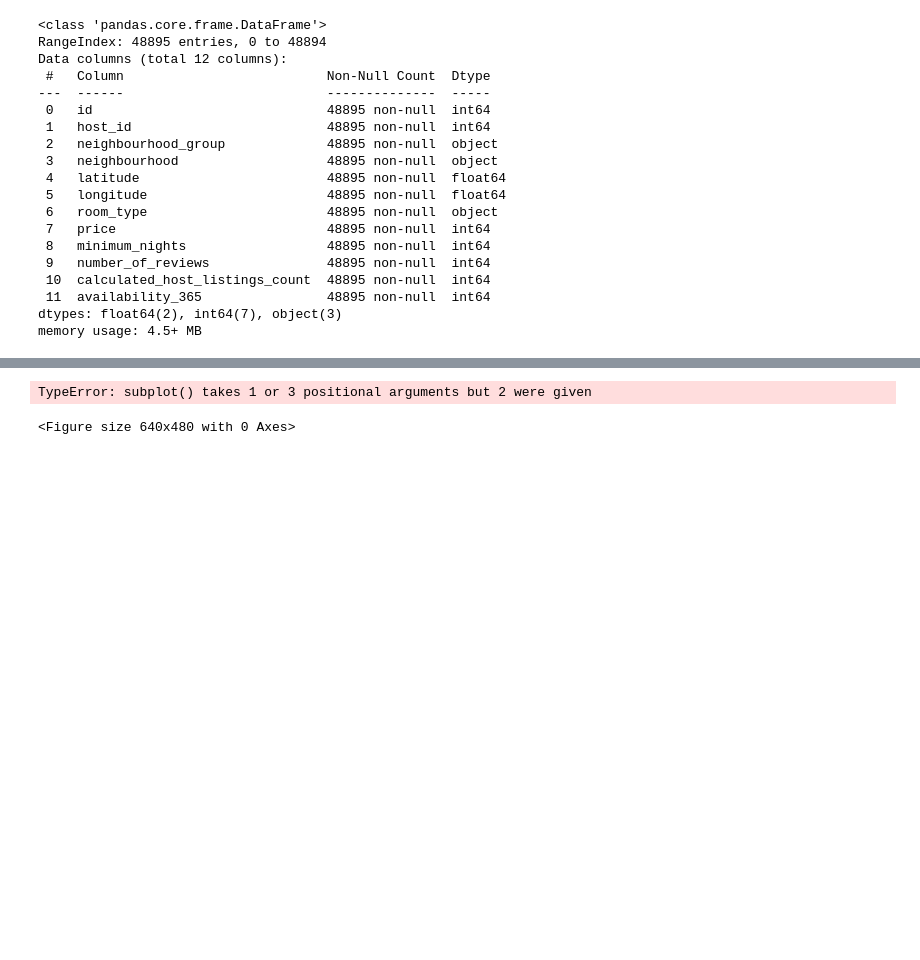
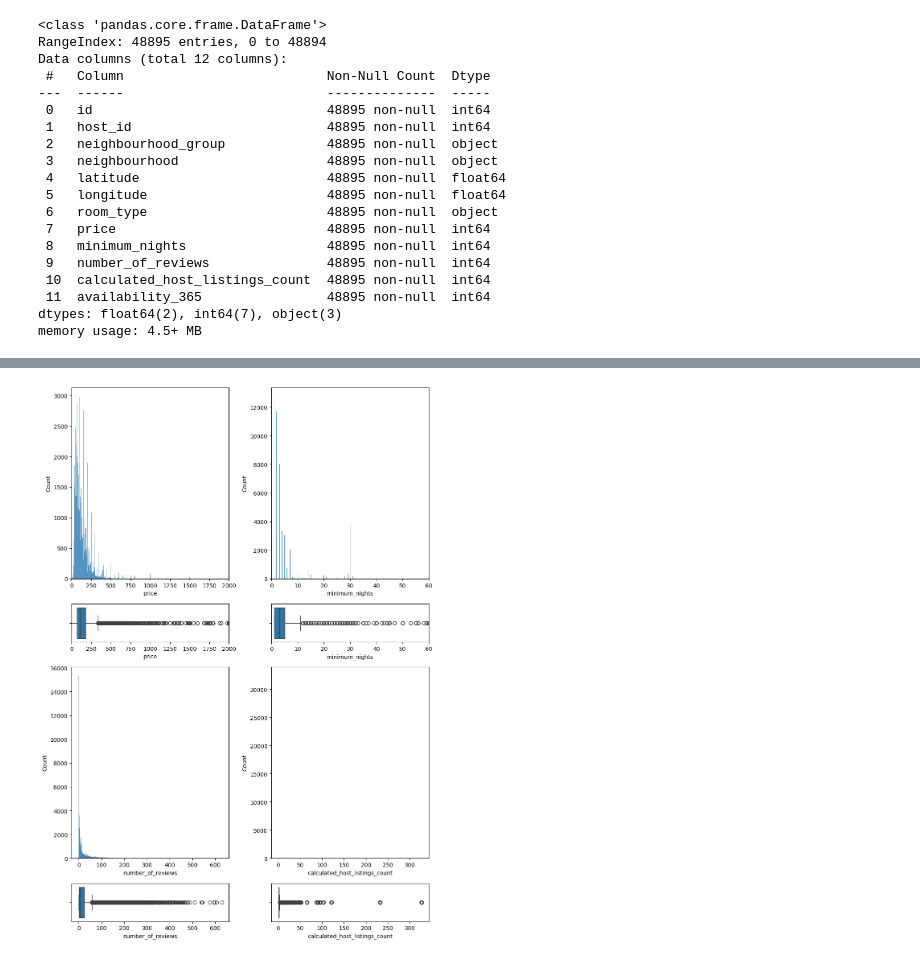
Before and after one commit to LuisCamachoRivero/machine-learning-python-template, a Jupyter notebook: src/explore.ipynb, the cells around one changed output, grey strips where cells are left out. Drawn from its saved outputs; the diff is of its cells as text; code cells hidden in the pictures; blank space fills up the shorter version.

```diff
--- a/src/explore.ipynb
+++ b/src/explore.ipynb
@@ -96,22 +95,22 @@ TypeError: subplot() takes 1 or 3 positional arguments but 2 were given
 # %%
 # Analisis Númericas
 
-fig, axis = plt.subplot(4,2,figsize=(10,14),gridspec_kw={"height_ratios" : [6,1,6,1]})
 
-sns.histplot(ax=axis[0,0],data=df,x='price')
-sns.boxplot(ax=axis[1,0],data=df,x='price')
+fig, axis = plt.subplots(4,2,figsize=(10,14),gridspec_kw={"height_ratios":[5,1,5,1]})
 
-sns.histplot(ax=axis[0,1],data=df,x='minimun_nights')
-sns.boxplot(ax=axis[1,1],data=df,x='minimun_nights')
+sns.histplot(ax=axis[0,0],data=df,x='price').set_xlim(0,2000)
+sns.boxplot(ax=axis[1,0],data=df,x='price').set_xlim(0,2000)
 
-sns.histplot(ax=axis[2,0],data=df,x='price')
-sns.boxplot(ax=axis[3,0],data=df,x='price')
+sns.histplot(ax=axis[0,1],data=df,x='minimum_nights').set_xlim(0,60)
+sns.boxplot(ax=axis[1,1],data=df,x='minimum_nights').set_xlim(0,60)
 
-sns.histplot(ax=axis[0,0],data=df,x='number_of_reviews')
-sns.boxplot(ax=axis[1,0],data=df,x='number_of_reviews')
+sns.histplot(ax=axis[2,0],data=df,x='number_of_reviews')
+sns.boxplot(ax=axis[3,0],data=df,x='number_of_reviews')
 
-sns.histplot(ax=axis[2,1],data=df,x='calculated_host_listing_count')
-sns.boxplot(ax=axis[3,1],data=df,x='calculated_host_listing_count')
+sns.histplot(ax=axis[2,1],data=df,x='calculated_host_listings_count')
+sns.boxplot(ax=axis[3,1],data=df,x='calculated_host_listings_count')
+
+plt.tight_layout()
+plt.show()
 # %% [output]
-TypeError: subplot() takes 1 or 3 positional arguments but 2 were given
-<Figure size 640x480 with 0 Axes>
+[figure, added]
```
Also changed, not shown: parts of 1 cell of this notebook.
